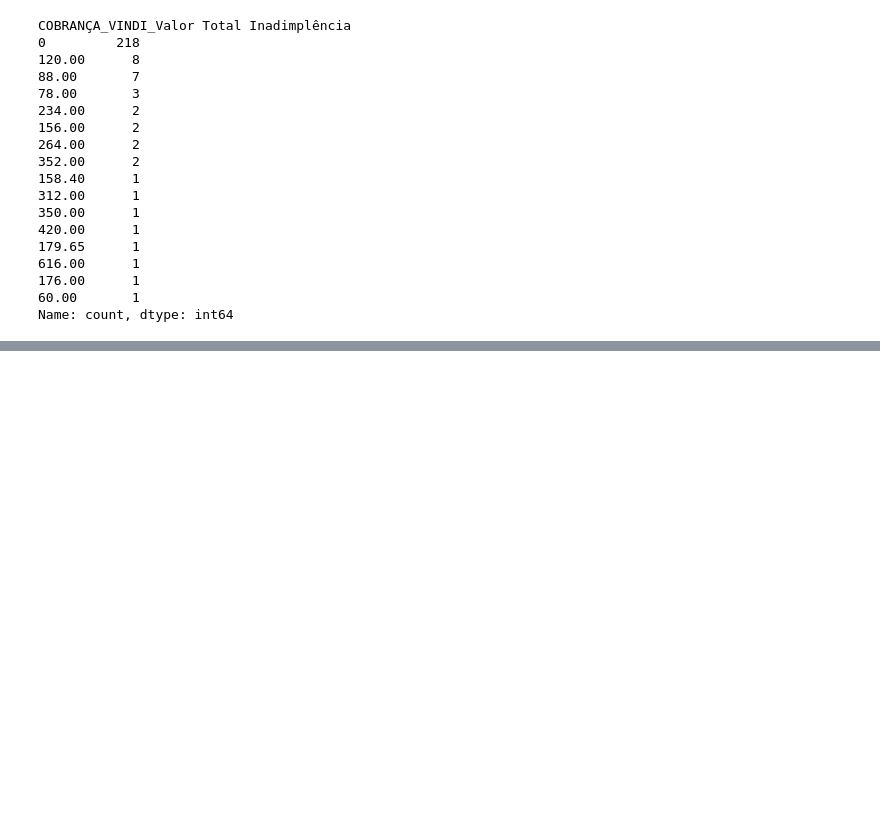
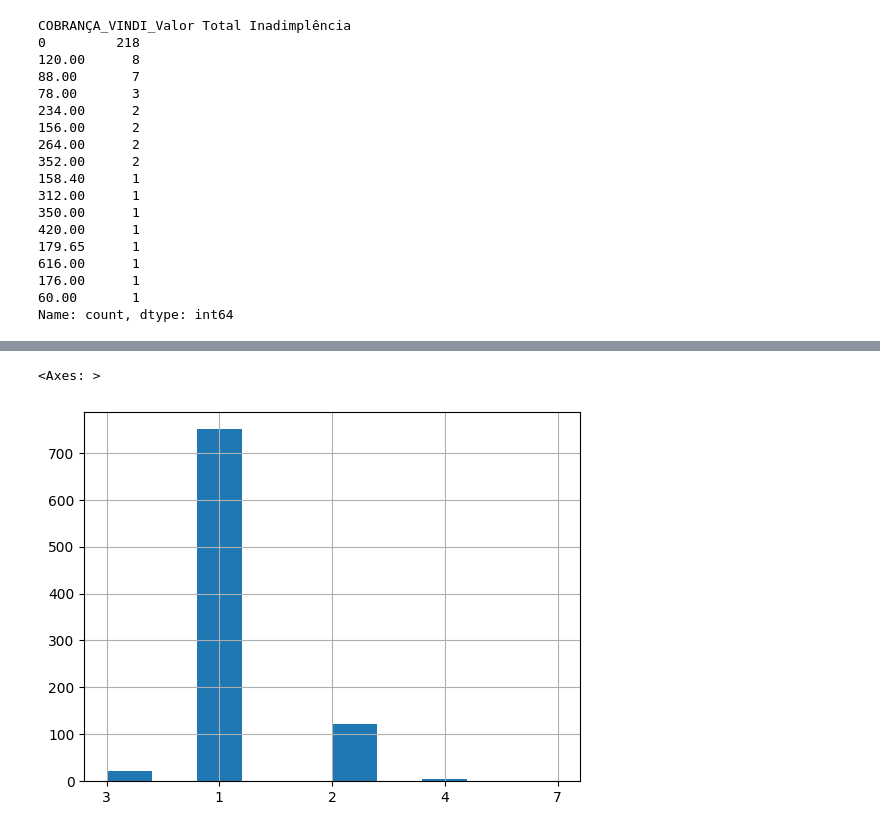
Before and after one commit to alessitomas/streamlit-deploy, a Jupyter notebook: src/notebooks/02_preprocessing.ipynb, the cells around one changed output, grey strips where cells are left out. Saved outputs shown, nothing was run; the diff lists cells and outputs as text; code cells hidden in the pictures; blank space fills up the shorter version.

```diff
--- a/src/notebooks/02_preprocessing.ipynb
+++ b/src/notebooks/02_preprocessing.ipynb
@@ -248,0 +317,6 @@ data = data.drop(["ATENDIMENTOS_AGENDA_Faltas Psicoterapia","TWILIO_Ligações I
+# %%
+from datetime import datetime
+
+data["ATENDIMENTOS_AGENDA_Datas Psicoterapia"] = pd.to_datetime(data["ATENDIMENTOS_AGENDA_Datas Psicoterapia"])
+
+data["ATENDIMENTOS_AGENDA_Datas Psicoterapia Tempo passado"] = datetime.now() - data["ATENDIMENTOS_AGENDA_Datas Psicoterapia"]
@@ -248,0 +345,5 @@ data = data.drop(["ATENDIMENTOS_AGENDA_Faltas Psicoterapia","TWILIO_Ligações I
+# %%
+data["WHOQOL_Qde Respostas WHOQOL"].hist()
+# %% [output]
+<Axes: >
+[figure, added]
```
Also changed, not shown: parts of 20 cells of this notebook, 1 other file.
